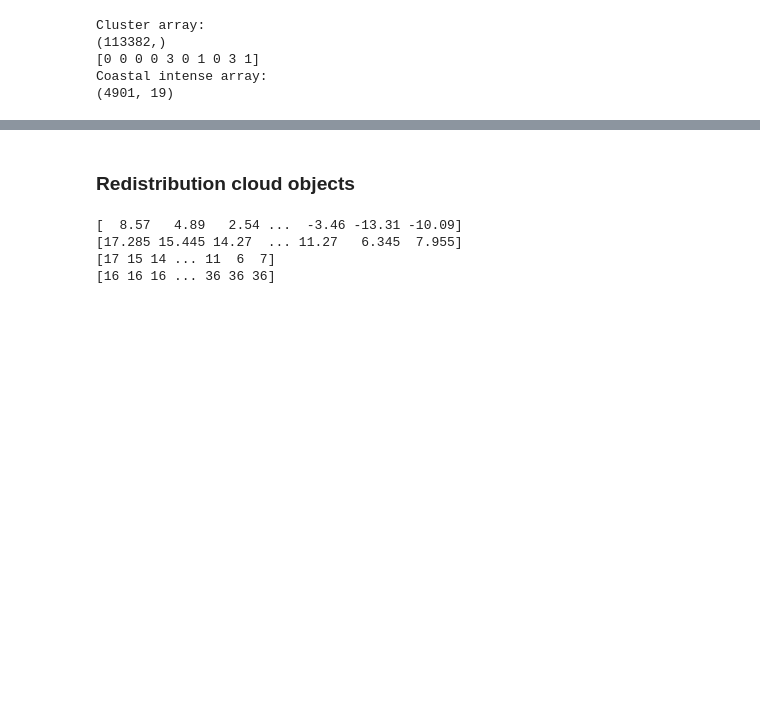
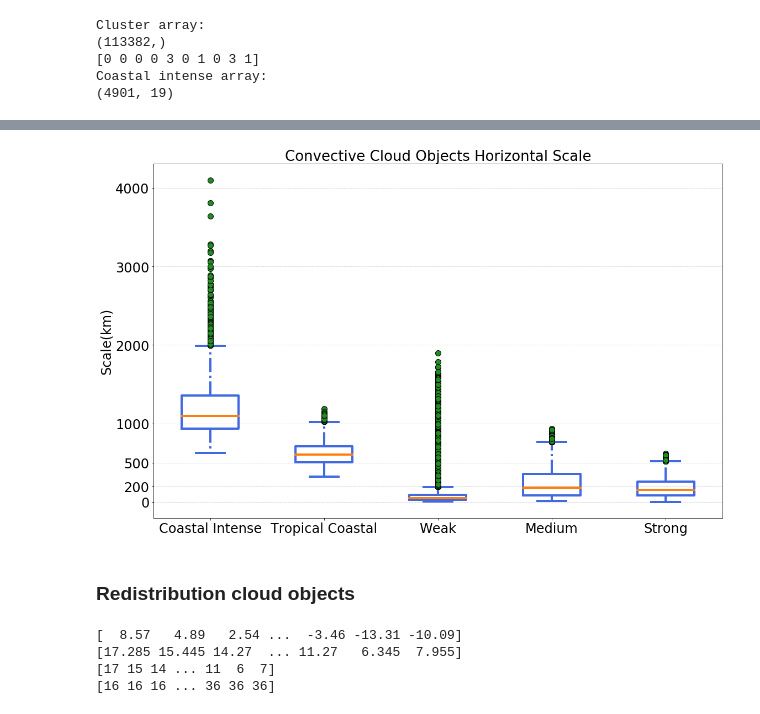
Before and after one commit to jerryjerry9/cldenv20, a Jupyter notebook: cloud_pikle_cluster_demo.ipynb, the cells around one changed output, grey strips where cells are left out. Cells and saved outputs as stored; diff of their text form; code cells hidden in the pictures; blank space fills up the shorter version.

```diff
--- a/cloud_pikle_cluster_demo.ipynb
+++ b/cloud_pikle_cluster_demo.ipynb
@@ -68,3 +93,31 @@ Coastal intense array:
+# %%
+fig = plt.figure(figsize=(16,10))
+draw = np.zeros((113382, 1))
+k=17
+for j in range(0,113382):
+    # input drawing elements
+    draw[j,0]=clouds[j,k]*1.4
+data = [draw[hca==2,0], draw[hca==4,0], draw[hca==0,0],draw[hca==1,0], draw[hca==3,0]]
+
+##box plot setting
+c="royalblue"
+flierprops = dict(marker='o', markerfacecolor='forestgreen', markersize=10,linestyle='none')
+boxprops=dict(color=c,linewidth=4)
+meanlineprops = dict( linewidth=4)
+whiskerprops=dict(color=c,linestyle='-.',linewidth=4)
+capprops=dict(color=c,linewidth=4)
+##
+plt.boxplot(data,widths=0.5,medianprops=meanlineprops,boxprops=boxprops,whiskerprops=whiskerprops,capprops=capprops,flierprops=flierprops)
+plt.grid(True,axis='y',lw=0.5,ls='-.')
+
+plt.title('Convective Cloud Objects Horizontal Scale', fontsize=26)
+plt.ylabel('Scale(km)',fontsize=24)
+plt.xticks(np.arange(1,6), ['Coastal Intense', 'Tropical Coastal', 'Weak','Medium','Strong'],fontsize=24)
+plt.yticks([0,200,500,1000,2000,3000,4000],fontsize=24)
+plt.tight_layout()
+#plt.savefig('re_boxplot_cld_top',dpi=250)
+# %% [output]
+[figure, added]
 # %% [markdown]
 ### Redistribution cloud objects
 # %%
```
Also changed, not shown: parts of 16 cells of this notebook.
